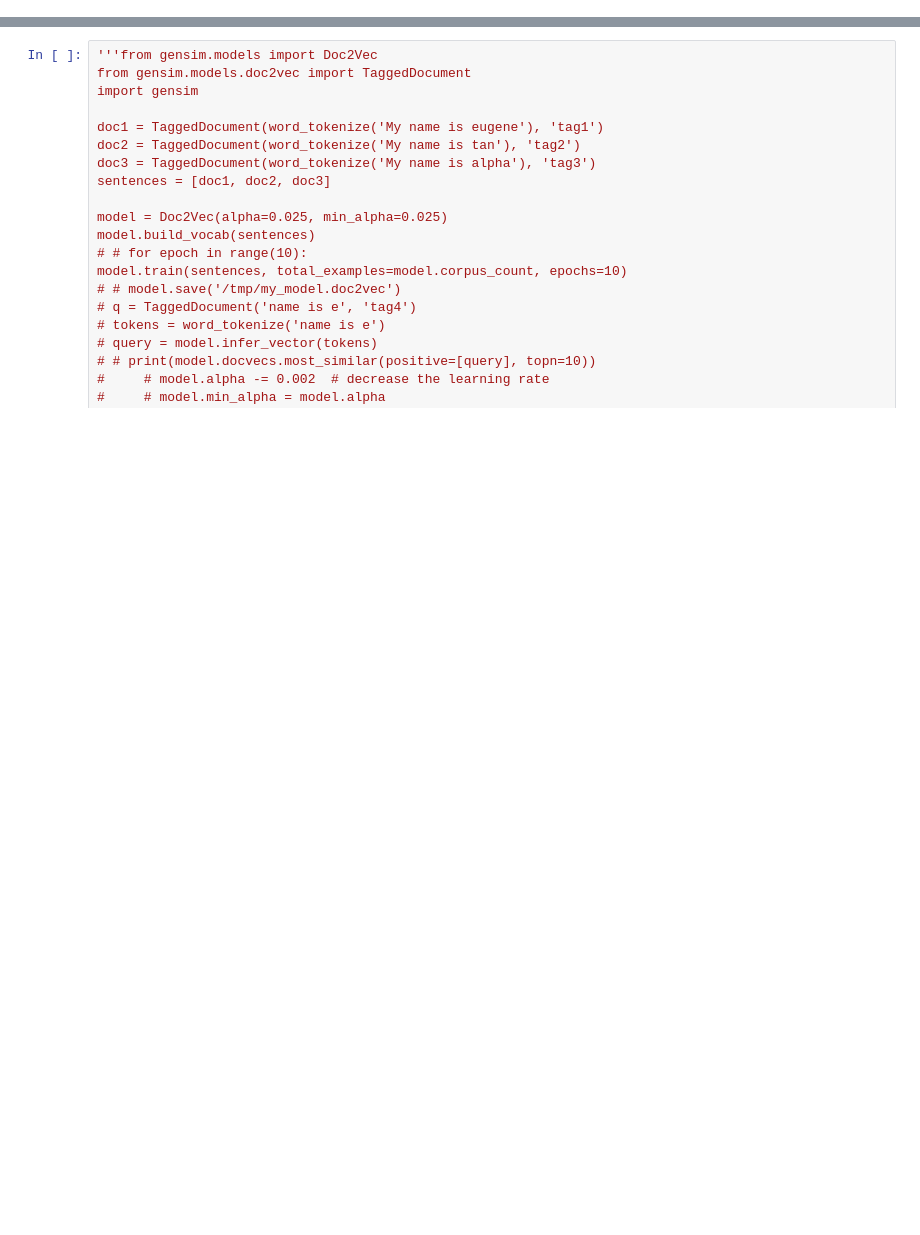
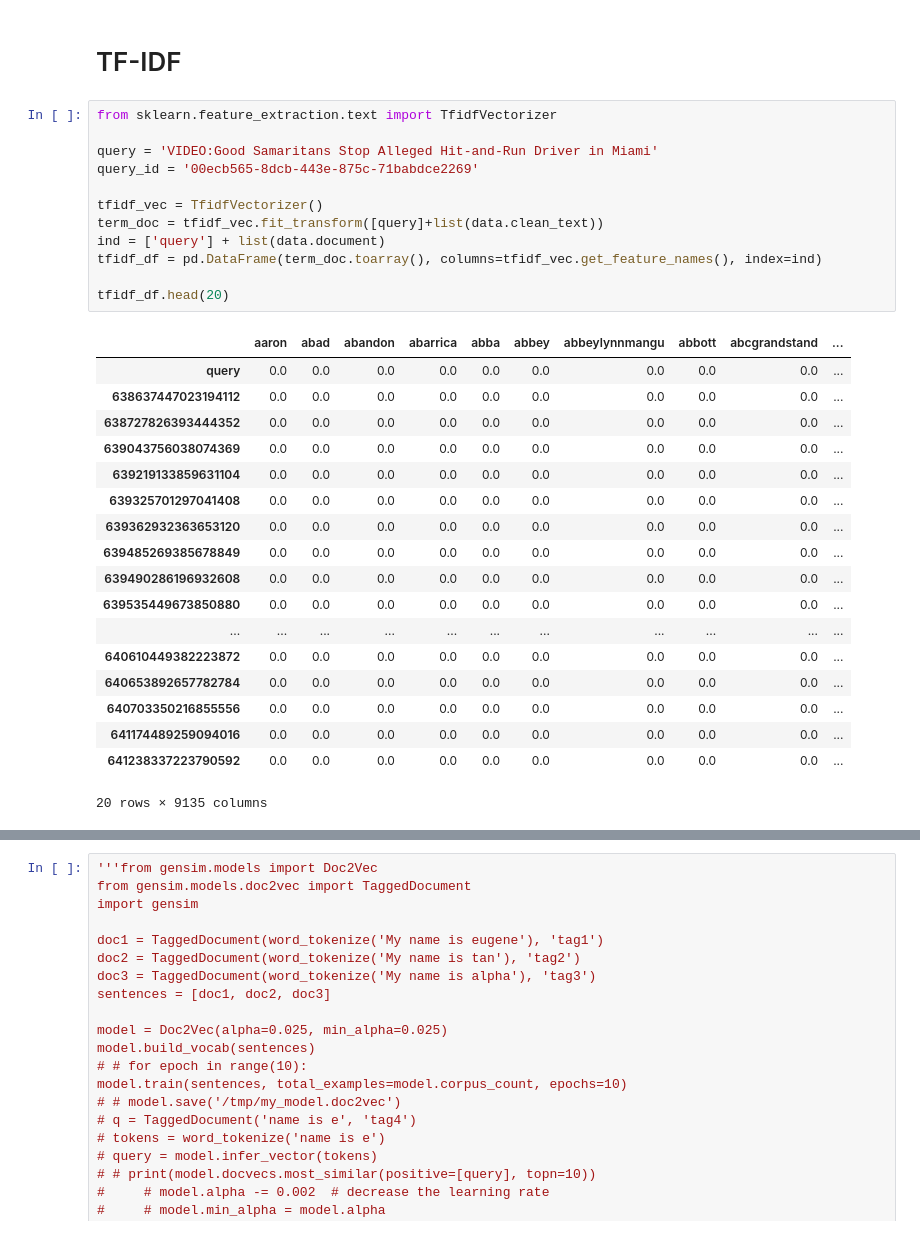
Before and after one commit to Dustyik/IR-tweets---disaster-, a Jupyter notebook: Project.ipynb, the cells around one changed output, grey strips where cells are left out. Cells and saved outputs as stored; diff of their text form; blank space fills up the shorter version.

Commit message:
added tfidf

```diff
--- a/Project.ipynb
+++ b/Project.ipynb
@@ -230,3 +205,36 @@ results
 | 17 | 645891976584232960 | RT @FoEAustralia: Green groups ca... | c8005766-131a-441a-bd69-00adaa3901f7 | 0 |
 | 18 | 642619224083464192 | A super dorado, 309.5 kg heavy an... | 4e74bbed-b449-48a8-a71c-f70499105289 | 0 |
 | 19 | 639120760695558144 | @TomLyonsBiz As Eamon Dunphy once... | f5c00739-0880-4d50-b917-9d7ea72fae77 | 0 |
+# %% [markdown]
+# TF-IDF
+# %%
+from sklearn.feature_extraction.text import TfidfVectorizer
+
+query = 'VIDEO:Good Samaritans Stop Alleged Hit-and-Run Driver in Miami'
+query_id = '00ecb565-8dcb-443e-875c-71babdce2269'
+
+tfidf_vec = TfidfVectorizer()
+term_doc = tfidf_vec.fit_transform([query]+list(data.clean_text))
+ind = ['query'] + list(data.document)
+tfidf_df = pd.DataFrame(term_doc.toarray(), columns=tfidf_vec.get_feature_names(), index=ind)
+
+tfidf_df.head(20)
+# %% [output]
+|  | aaron | abad | abandon | abarrica | abba | abbey | abbeylynnmangu | abbott | abcgrandstand | ... |
+| query | 0.0 | 0.0 | 0.0 | 0.0 | 0.0 | 0.0 | 0.0 | 0.0 | 0.0 | ... |
+| 638637447023194112 | 0.0 | 0.0 | 0.0 | 0.0 | 0.0 | 0.0 | 0.0 | 0.0 | 0.0 | ... |
+| 638727826393444352 | 0.0 | 0.0 | 0.0 | 0.0 | 0.0 | 0.0 | 0.0 | 0.0 | 0.0 | ... |
+| 639043756038074369 | 0.0 | 0.0 | 0.0 | 0.0 | 0.0 | 0.0 | 0.0 | 0.0 | 0.0 | ... |
+| 639219133859631104 | 0.0 | 0.0 | 0.0 | 0.0 | 0.0 | 0.0 | 0.0 | 0.0 | 0.0 | ... |
+| 639325701297041408 | 0.0 | 0.0 | 0.0 | 0.0 | 0.0 | 0.0 | 0.0 | 0.0 | 0.0 | ... |
+| 639362932363653120 | 0.0 | 0.0 | 0.0 | 0.0 | 0.0 | 0.0 | 0.0 | 0.0 | 0.0 | ... |
+| 639485269385678849 | 0.0 | 0.0 | 0.0 | 0.0 | 0.0 | 0.0 | 0.0 | 0.0 | 0.0 | ... |
+| 639490286196932608 | 0.0 | 0.0 | 0.0 | 0.0 | 0.0 | 0.0 | 0.0 | 0.0 | 0.0 | ... |
+| 639535449673850880 | 0.0 | 0.0 | 0.0 | 0.0 | 0.0 | 0.0 | 0.0 | 0.0 | 0.0 | ... |
+| ... | ... | ... | ... | ... | ... | ... | ... | ... | ... | ... |
+| 640610449382223872 | 0.0 | 0.0 | 0.0 | 0.0 | 0.0 | 0.0 | 0.0 | 0.0 | 0.0 | ... |
+| 640653892657782784 | 0.0 | 0.0 | 0.0 | 0.0 | 0.0 | 0.0 | 0.0 | 0.0 | 0.0 | ... |
+| 640703350216855556 | 0.0 | 0.0 | 0.0 | 0.0 | 0.0 | 0.0 | 0.0 | 0.0 | 0.0 | ... |
+| 641174489259094016 | 0.0 | 0.0 | 0.0 | 0.0 | 0.0 | 0.0 | 0.0 | 0.0 | 0.0 | ... |
+| 641238337223790592 | 0.0 | 0.0 | 0.0 | 0.0 | 0.0 | 0.0 | 0.0 | 0.0 | 0.0 | ... |
+20 rows × 9135 columns
```
Also changed, not shown: parts of 18 cells of this notebook.
